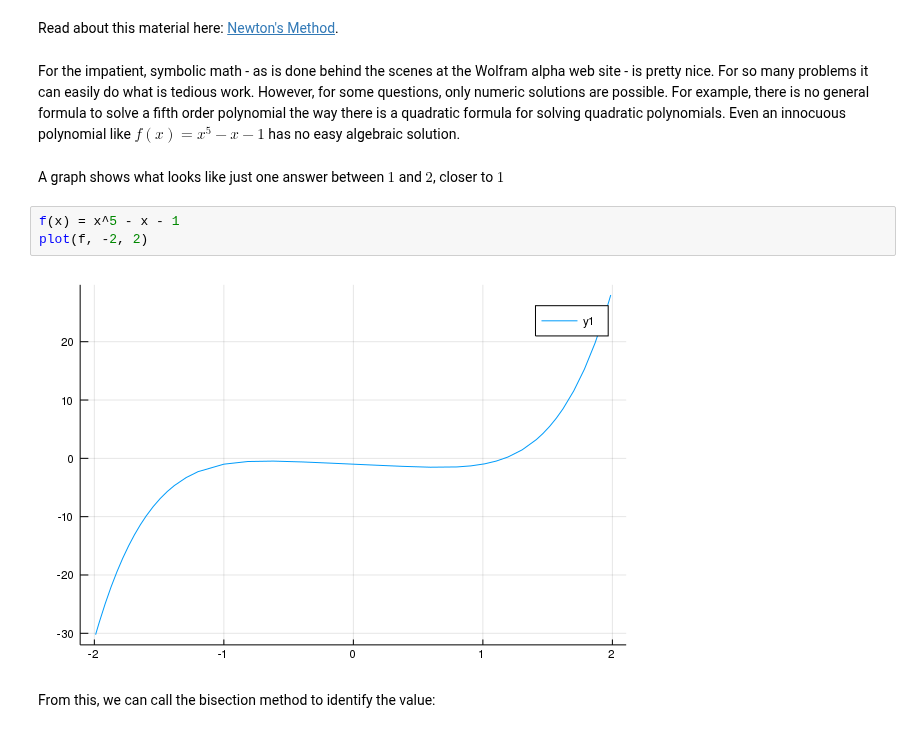
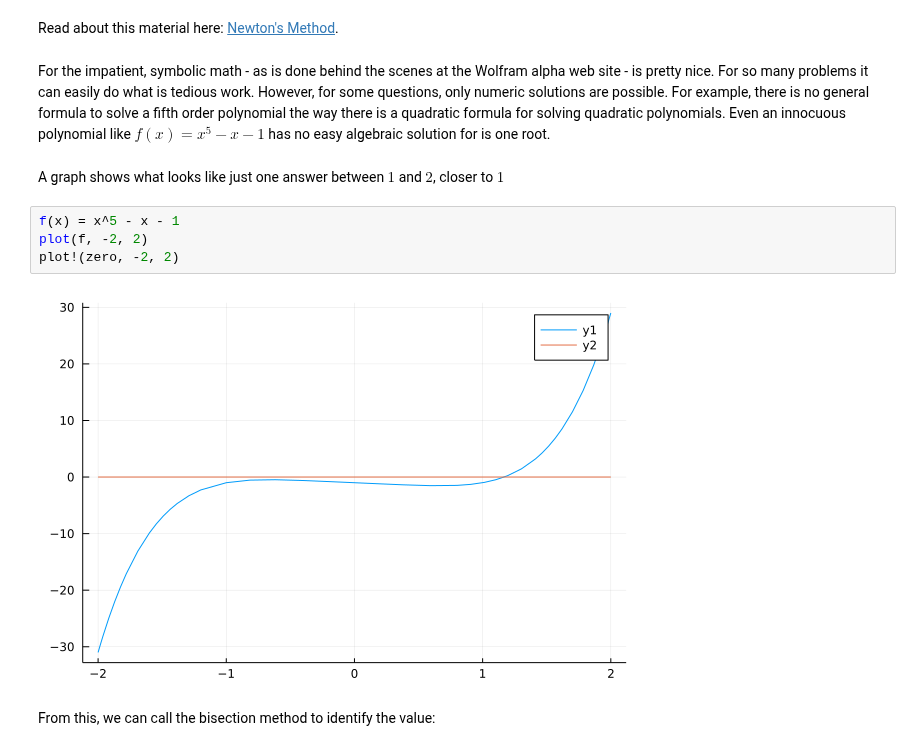
Before and after one commit to mth229/mth229.github.io, a Jupyter notebook: 229-projects/08-newton.ipynb, the cells around one changed output. Saved outputs shown, nothing was run; the diff lists cells and outputs as text.

```diff
--- a/229-projects/08-newton.ipynb
+++ b/229-projects/08-newton.ipynb
@@ -22,14 +13,15 @@ end
 # %% [markdown]
 <p>Read about this material here: <a href="http://mth229.github.io/newton.html">Newton's Method</a>.</p>
 # %% [markdown]
-<p>For the impatient, symbolic math - as is done behind the scenes at the Wolfram alpha web site - is pretty nice. For so many problems it can easily do what is tedious work. However, for some questions, only numeric solutions are possible. For example, there is no general formula to solve a fifth order polynomial the way there is a quadratic formula for solving quadratic polynomials. Even an innocuous polynomial like $f(x) = x^5 - x - 1$ has no easy algebraic solution.</p>
+<p>For the impatient, symbolic math - as is done behind the scenes at the Wolfram alpha web site - is pretty nice. For so many problems it can easily do what is tedious work. However, for some questions, only numeric solutions are possible. For example, there is no general formula to solve a fifth order polynomial the way there is a quadratic formula for solving quadratic polynomials. Even an innocuous polynomial like $f(x) = x^5 - x - 1$ has no easy algebraic solution for is one root.</p>
 # %% [markdown]
 <p>A graph shows what looks like just one answer between $1$ and $2$, closer to $1$</p>
 # %%
 f(x) = x^5 - x - 1
 plot(f, -2, 2)
+plot!(zero, -2, 2)
 # %% [output]
-[figure, old version]
+[figure, new version]
 # %% [markdown]
 <p>From this, we can call the bisection method to identify the value:</p>
 # %%
```
Also changed, not shown: parts of 65 cells of this notebook, 50 other files.
